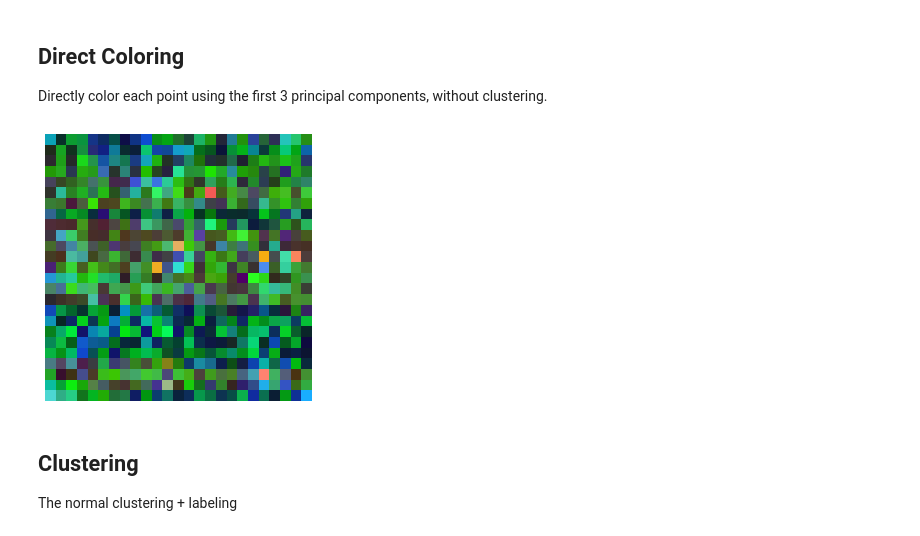
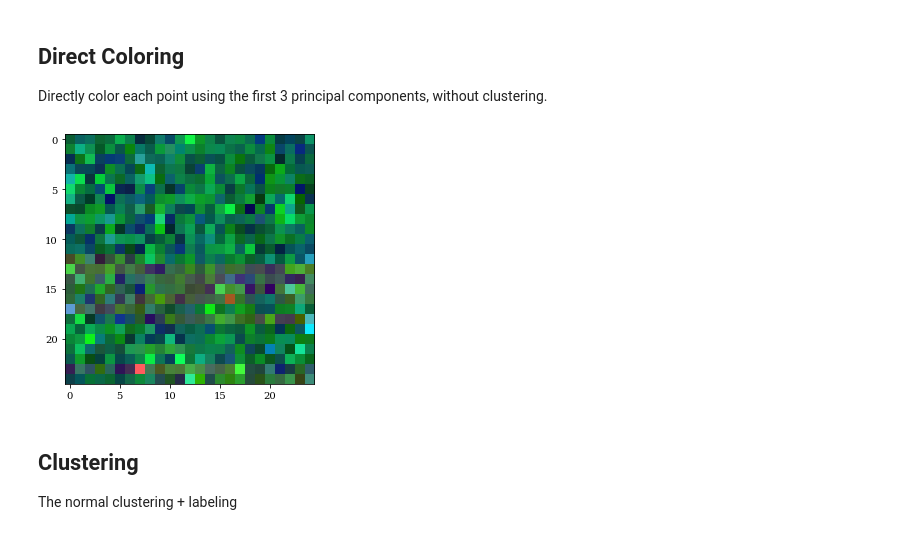
Before and after one commit to xmechanics/canon, a Jupyter notebook: scripts/ex_Au316.ipynb, the cells around one changed output. Cells and saved outputs as stored; diff of their text form; code cells hidden in the pictures.

```diff
--- a/scripts/ex_Au316.ipynb
+++ b/scripts/ex_Au316.ipynb
@@ -80,8 +82,8 @@ def extract_features(jpg_dir, model_name):
 # %%
 t0 = time.time()
 
-# jpg_dir = "Au316_RT"
-jpg_dir = "Au316_RT"
+jpg_dir = "Au324_p100"
+# jpg_dir = "Au324_RT"
 
 models = ["ae_conv_4_256_best"]
 
@@ -114,5 +116,5 @@ Final datasets in Au316_RT.hdf5: ['ae_conv_4_256_best']
 # %%
-feature_file="Au316_RT"
+feature_file="Au324_p100"
 img_shape = (25, 25)
 aspect_ratio = 1
 seqs = ["C5_30x30"]
@@ -138,25 +140,25 @@ Directly color each point using the first 3 principal components, without cluste
 # %%
 def draw_direct_color(features, ax):
     pca = PCA(n_components=3)
     X = pca.fit_transform(features)
     pca_range = [X.min(axis=0), X.max(axis=0)]
     X = (X - pca_range[0]) / (pca_range[1] - pca_range[0])
     Z = np.zeros((img_shape[0], img_shape[1], 3))
     Z[:, :, 0] = X[:, 0].reshape(img_shape)
     Z[:, :, 1] = X[:, 1].reshape(img_shape)
     Z[:, :, 2] = X[:, 2].reshape(img_shape)
     img = Z[::-1, :, :]
     ax.imshow(img, aspect=aspect_ratio)
     return img
 
 fig, ax = plt.subplots(ncols=1, nrows=1, figsize=(4, 4))
 f = features[0]
 img_dc = draw_direct_color(f, ax)
-ax.axis('off')
+ax.axis('on')
 plt.tight_layout()
 # fig.savefig("img/C5_Direct_Color.pdf", dpi=300)
 # %% [output]
-[figure, old version]
+[figure, new version]
 # %% [markdown]
 ## Clustering
 The normal clustering + labeling
```
Also changed, not shown: parts of 2 cells of this notebook, 2 other files.
